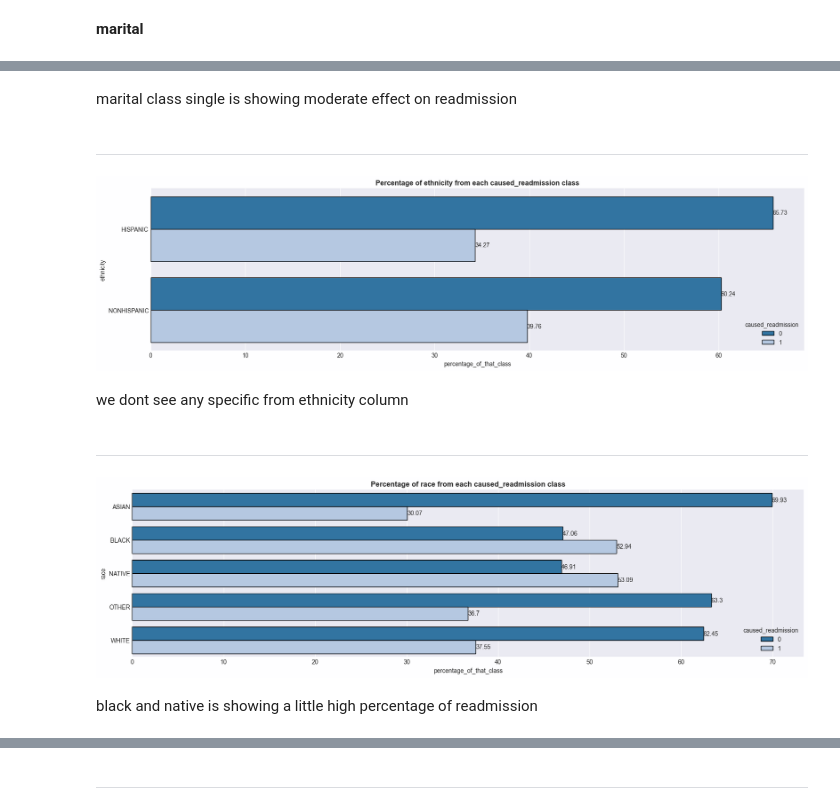
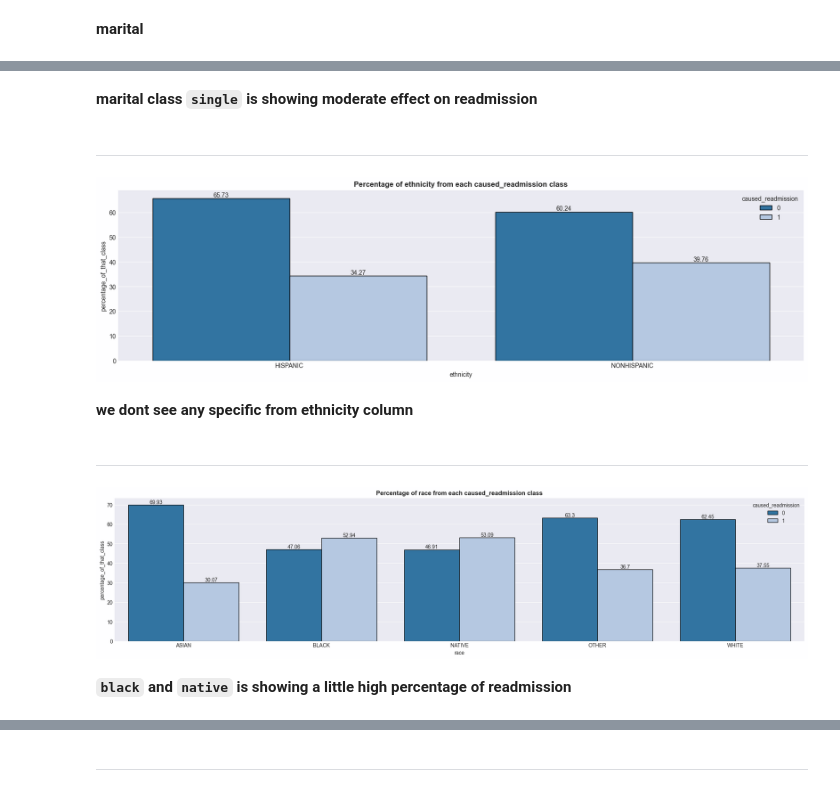
Before and after one commit to IamRaNo/ranojoy_data_analytics_projects, a Jupyter notebook: synthea readmission analysis/notebooks/pandas_analysis.ipynb, the cells around one changed output, grey strips where cells are left out. Saved outputs shown, nothing was run; the diff lists cells and outputs as text; code cells hidden in the pictures.

```diff
--- a/synthea readmission analysis/notebooks/pandas_analysis.ipynb
+++ b/synthea readmission analysis/notebooks/pandas_analysis.ipynb
@@ -386,23 +383,23 @@ Cramer's V: 0.202 → Moderate
 # %% [markdown]
-marital class single is showing moderate effect on readmission
+**marital class `single` is showing moderate effect on readmission**
 # %% [markdown]
 ***
 # %%
 plt.figure(figsize=(20,5))
-P.percentage_in_that_class(column='ethnicity',data=data,target='caused_readmission',orient='h')
+P.percentage_in_that_class(column='ethnicity',data=data,target='caused_readmission',orient='v')
 # %% [output]
-[figure, old version]
+[figure, new version]
 # %% [markdown]
-we dont see any specific from ethnicity column
+**we dont see any specific from ethnicity column**
 # %% [markdown]
 ***
 # %%
-plt.figure(figsize=(20,5))
-P.percentage_in_that_class(column='race',data=data,target='caused_readmission',orient='h')
+plt.figure(figsize=(24,5))
+P.percentage_in_that_class(column='race',data=data,target='caused_readmission',orient='v')
 # %% [output]
-[figure, old version]
+[figure, new version]
 # %% [markdown]
-black and native is showing a little high percentage of readmission
+**`black` and `native` is showing a little high percentage of readmission**
 # %%
 race_mask = (data['race']=='BLACK') |(data['race']=='NATIVE')
 ct = pd.crosstab(race_mask,data['caused_readmission'])
```
Also changed, not shown: parts of 23 cells of this notebook, 1 other file.
